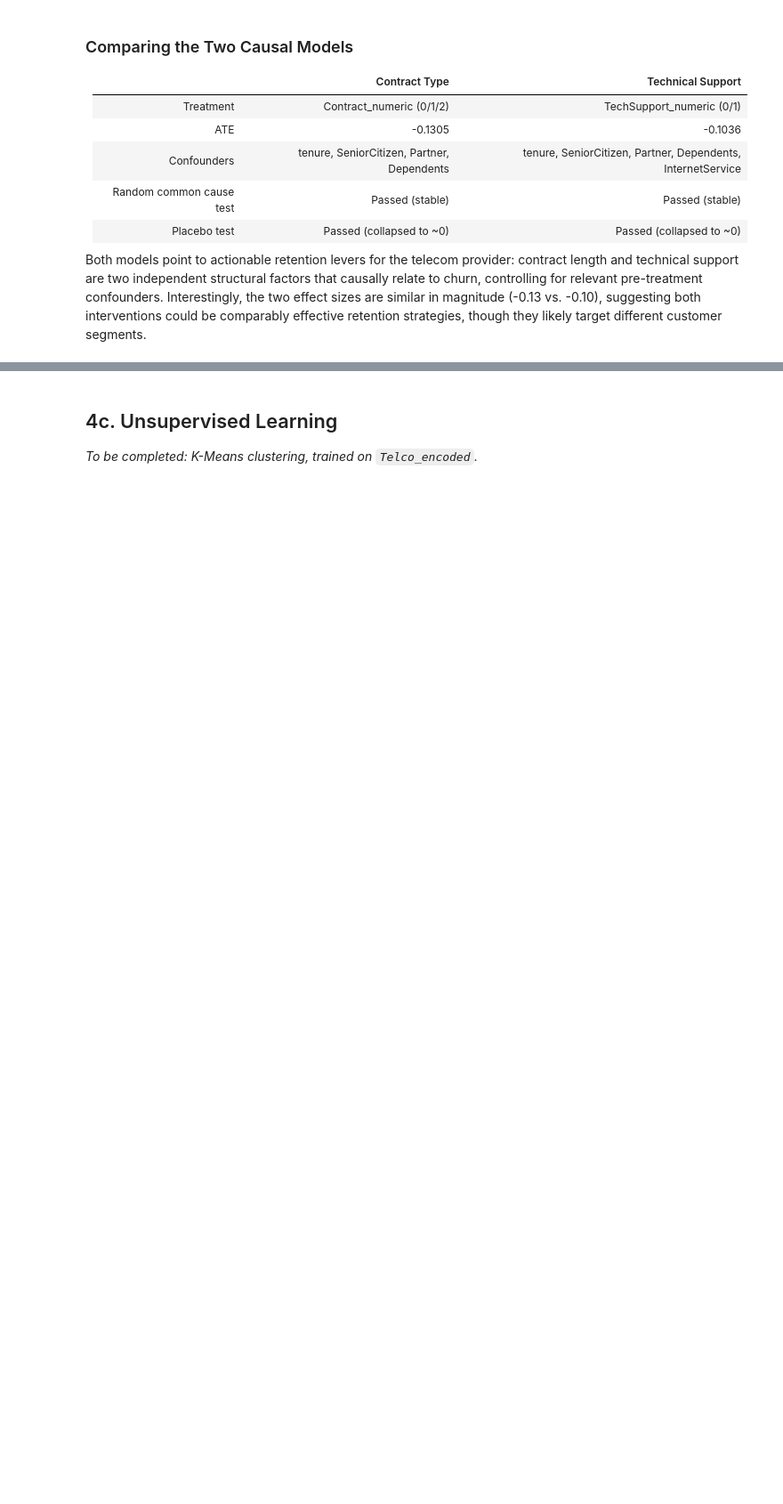
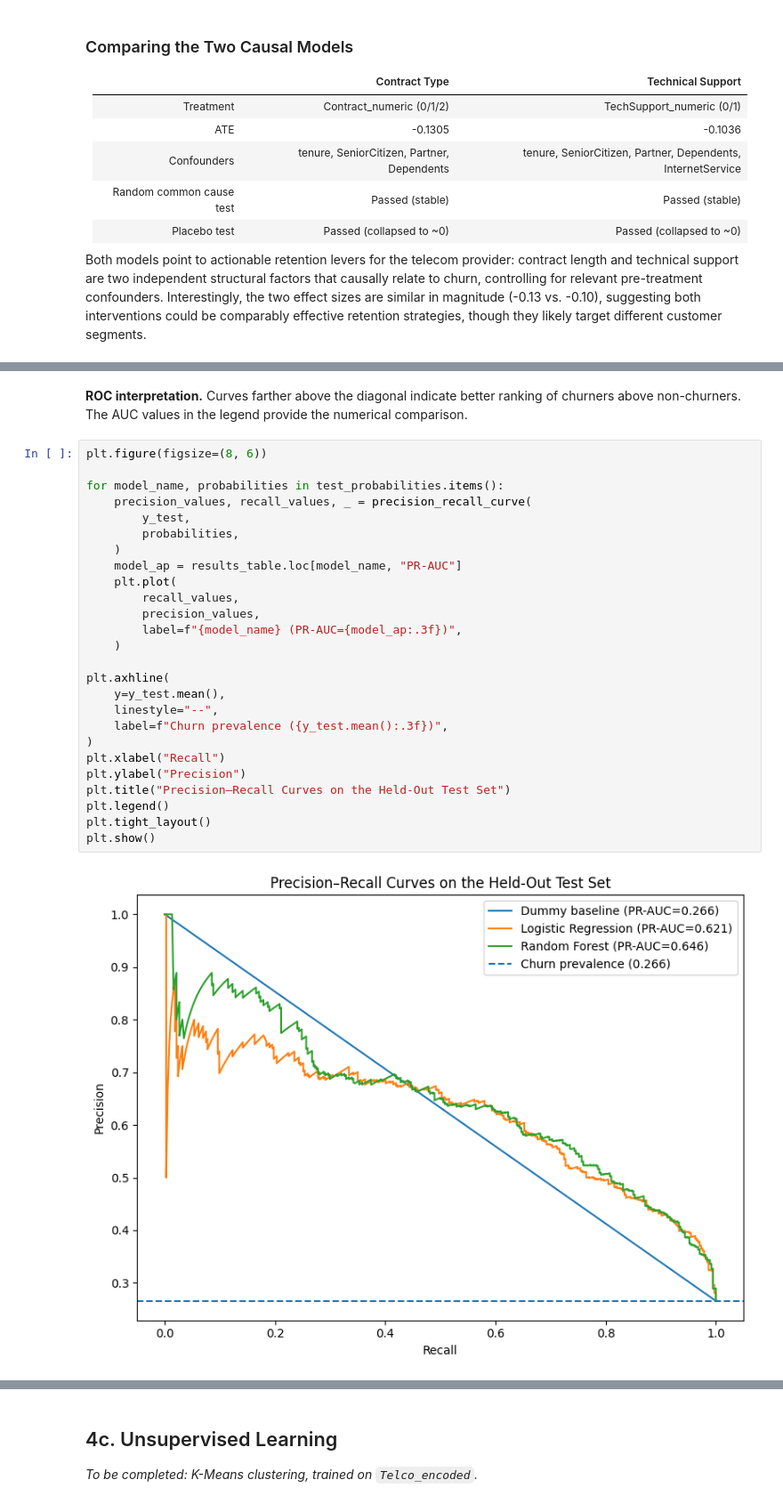
Before and after one commit to RahimiLili/CustomerChurn, a Jupyter notebook: notebooks/mission.ipynb, the cells around one changed output, grey strips where cells are left out. Shown at 89% size. Drawn from its saved outputs; the diff is of its cells as text; blank space fills up the shorter version.

```diff
--- a/notebooks/mission.ipynb
+++ b/notebooks/mission.ipynb
@@ -683,0 +1102,30 @@ See https://pandas.pydata.org/docs/user_guide/migration-3-strings.html#string-mi
+# %% [markdown]
+**ROC interpretation.** Curves farther above the diagonal indicate better ranking of churners above non-churners. The AUC values in the legend provide the numerical comparison.
+# %%
+plt.figure(figsize=(8, 6))
+
+for model_name, probabilities in test_probabilities.items():
+    precision_values, recall_values, _ = precision_recall_curve(
+        y_test,
+        probabilities,
+    )
+    model_ap = results_table.loc[model_name, "PR-AUC"]
+    plt.plot(
+        recall_values,
+        precision_values,
+        label=f"{model_name} (PR-AUC={model_ap:.3f})",
+    )
+
+plt.axhline(
+    y=y_test.mean(),
+    linestyle="--",
+    label=f"Churn prevalence ({y_test.mean():.3f})",
+)
+plt.xlabel("Recall")
+plt.ylabel("Precision")
+plt.title("Precision–Recall Curves on the Held-Out Test Set")
+plt.legend()
+plt.tight_layout()
+plt.show()
+# %% [output]
+[figure, added]
```
Also changed, not shown: parts of 44 cells of this notebook.
